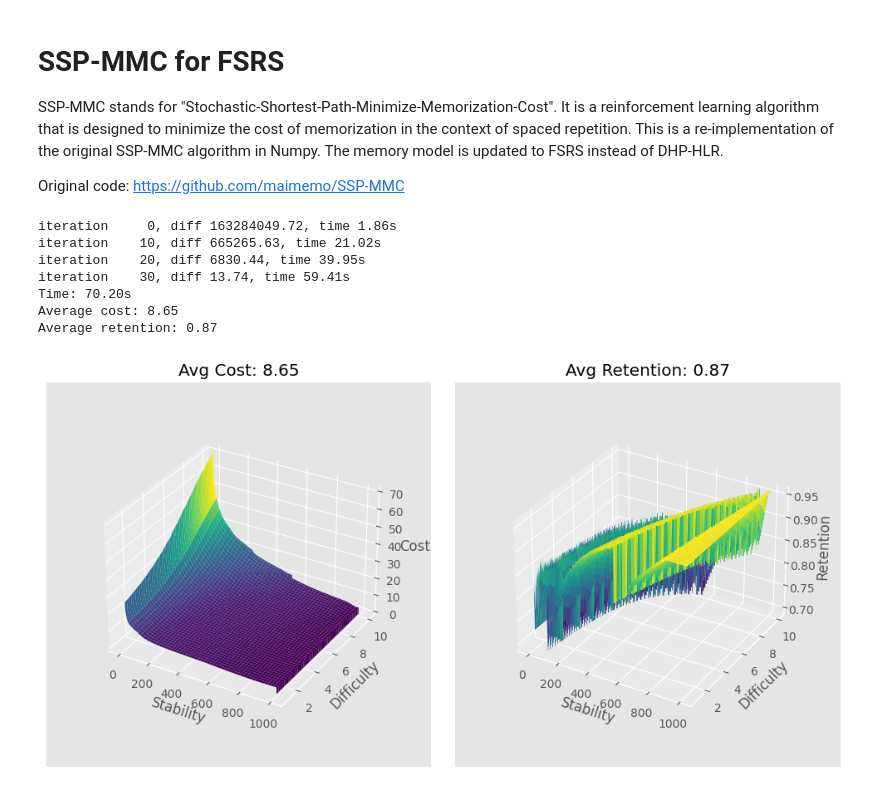
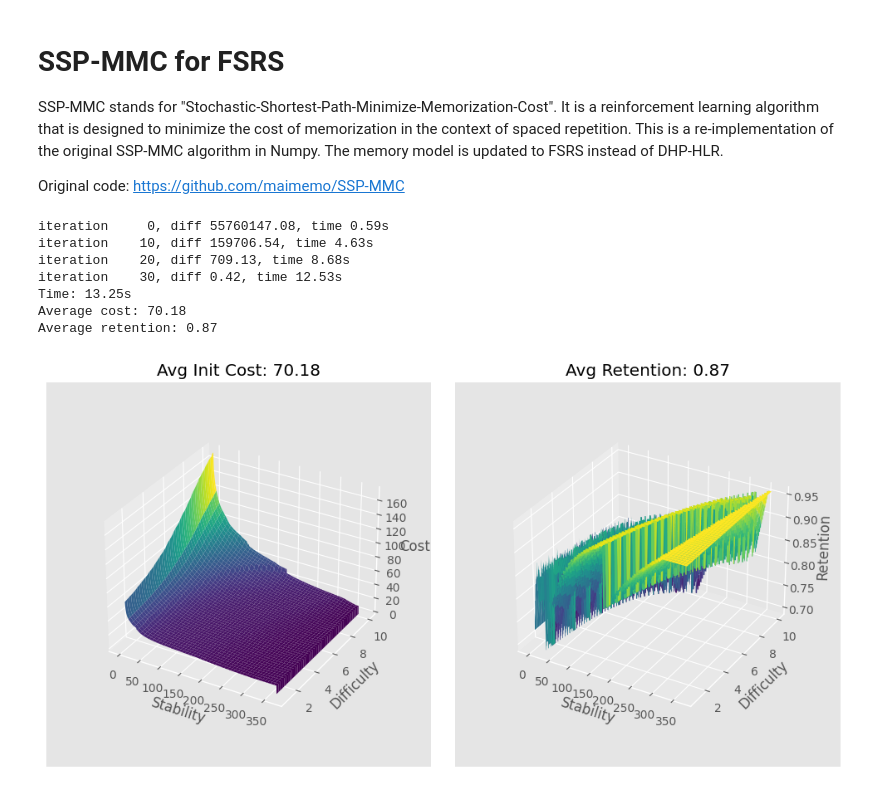
Before and after one commit to open-spaced-repetition/SSP-MMC-FSRS, a Jupyter notebook: notebook.ipynb, the cells around one changed output. Drawn from its saved outputs; the diff is of its cells as text; code cells hidden in the pictures.

```diff
--- a/notebook.ipynb
+++ b/notebook.ipynb
@@ -117,16 +118,17 @@ i = 0
 diff = 10000
 n_iter = 1000
 
-again_cost = 9
-hard_cost = 5
-good_cost = 3
-easy_cost = 1
-hard_ratio = 0.3
-good_ratio = 0.6
-easy_ratio = 0.1
-# the sum of the ratios should be 1
+start = time.time()
 
-start = time.time()
+s_state = np.linspace(s_min, s_max, s_size)
+d_state = np.linspace(d_min, d_max, d_size)
+r_state = np.linspace(r_min, r_max, r_size)
+
+s_state_mesh, d_state_mesh, r_state_mesh = np.meshgrid(
+    s_state, d_state, r_state)
+
+ivl_mesh = next_interval(s_state_mesh, r_state_mesh)
+r_state_mesh = power_forgetting_curve(ivl_mesh, s_state_mesh)
 
 while i < n_iter and diff > 1e-6 * s_size * d_size:
     next_stability_after_again = stability_after_failure(
@@ -166,9 +168,9 @@ while i < n_iter and diff > 1e-6 * s_size * d_size:
     )
 
     expected_cost = (
-        r_state_mesh * (hard_ratio * next_cost_after_hard
-                        + good_ratio * next_cost_after_good
-                        + easy_ratio * next_cost_after_easy)
+        r_state_mesh * (review_rating_prob[0] * next_cost_after_hard
+                        + review_rating_prob[1] * next_cost_after_good
+                        + review_rating_prob[2] * next_cost_after_easy)
         + (1 - r_state_mesh) * next_cost_after_again
     )
     # update cost matrix
@@ -183,37 +185,41 @@ while i < n_iter and diff > 1e-6 * s_size * d_size:
 
 end = time.time()
 print(f"Time: {end - start:.2f}s")
-avg_cost = cost_matrix.mean()
+init_stability = np.array(w[0:4])
+init_difficulty = np.array([w[4] - (3 - g) * w[5] for g in range(1, 5)])
+init_cost = cost_matrix[d2i(init_difficulty), s2i(init_stability)]
+avg_cost = init_cost @ first_rating_prob
 print(f"Average cost: {avg_cost:.2f}")
 avg_retention = retention_matrix.mean()
 print(f"Average retention: {avg_retention:.2f}")
 # %% [output]
-iteration     0, diff 163284049.72, time 1.86s
-iteration    10, diff 665265.63, time 21.02s
-iteration    20, diff 6830.44, time 39.95s
-iteration    30, diff 13.74, time 59.41s
-Time: 70.20s
-Average cost: 8.65
+iteration     0, diff 55760147.08, time 0.59s
+iteration    10, diff 159706.54, time 4.63s
+iteration    20, diff 709.13, time 8.68s
+iteration    30, diff 0.42, time 12.53s
+Time: 13.25s
+Average cost: 70.18
 Average retention: 0.87
 # %%
 s_state_mesh_2d, d_state_mesh_2d = np.meshgrid(s_state, d_state)
 fig = plt.figure(figsize=(10, 5))
 ax = fig.add_subplot(121, projection="3d")
 ax.plot_surface(s_state_mesh_2d, d_state_mesh_2d, cost_matrix, cmap="viridis")
 ax.set_xlabel("Stability")
 ax.set_ylabel("Difficulty")
 ax.set_zlabel("Cost")
-ax.set_title(f"Avg Cost: {avg_cost:.2f}")
+ax.set_title(f"Avg Init Cost: {avg_cost:.2f}")
 ax.set_box_aspect(None, zoom=0.8)
 ax = fig.add_subplot(122, projection="3d")
-ax.plot_surface(s_state_mesh_2d, d_state_mesh_2d, retention_matrix, cmap="viridis")
+ax.plot_surface(s_state_mesh_2d, d_state_mesh_2d,
+                retention_matrix, cmap="viridis")
 ax.set_xlabel("Stability")
 ax.set_ylabel("Difficulty")
 ax.set_zlabel("Retention")
 ax.set_title(f"Avg Retention: {avg_retention:.2f}")
 ax.set_box_aspect(None, zoom=0.8)
 plt.tight_layout()
 plt.show()
 # %% [output]
-[figure, old version]
+[figure, new version]
 # %%
```
Also changed, not shown: parts of 3 cells of this notebook.
